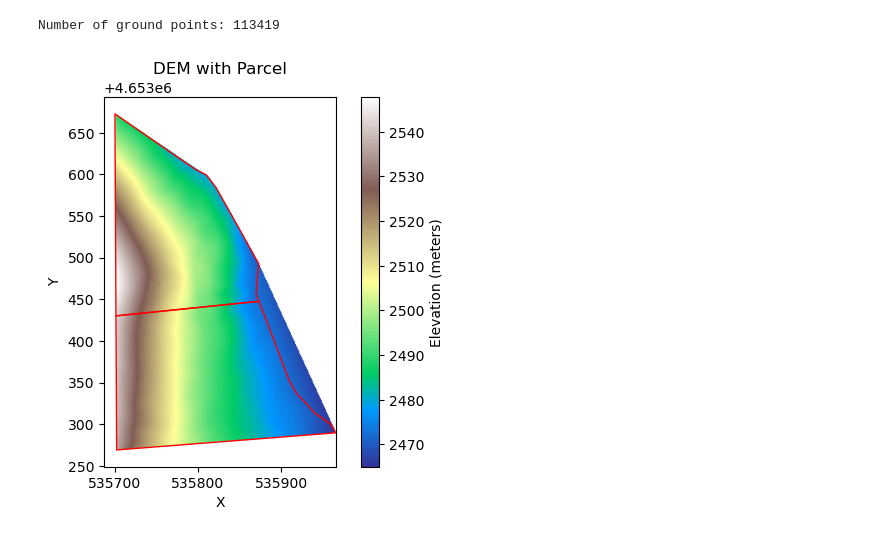
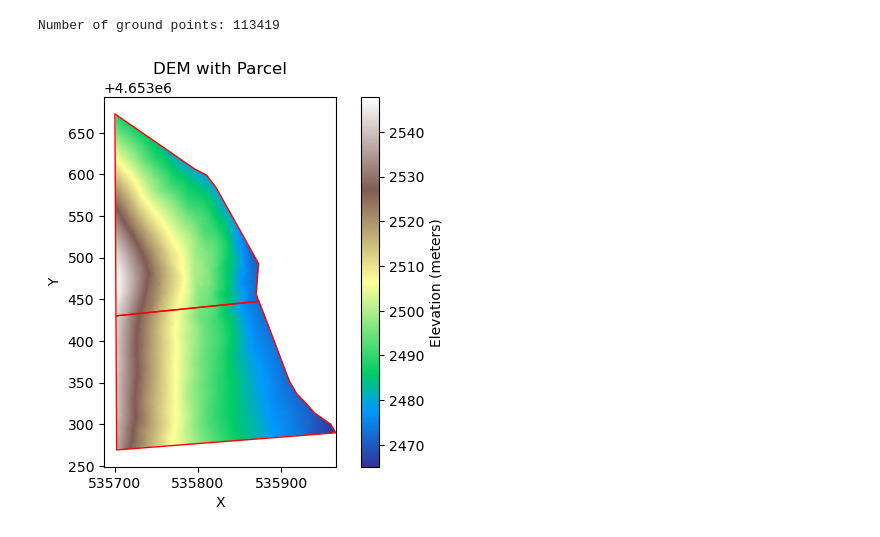
Before and after one commit to koltonrogers15-hub/Cabin_Site_suitability_Analysis, a Jupyter notebook: cabinsite.ipynb, the cells around one changed output. Drawn from its saved outputs; the diff is of its cells as text; code cells hidden in the pictures.

Commit message:
reclippe dem to parcel after interpolation

```diff
--- a/cabinsite.ipynb
+++ b/cabinsite.ipynb
@@ -107,41 +107,57 @@ with rasterio.open(
     dst.write(dem, 1)
 # %% [output]
 Number of ground points: 113419
+# %%
+import rasterio
+from rasterio.mask import mask
+
+with rasterio.open("parcel_dem_interpolation.tif") as src:
+    dem_clipped, transform = mask(src, parcel.geometry, crop=True)
+    meta = src.meta.copy()
+
+meta.update(
+    height=dem_clipped.shape[1],
+    width=dem_clipped.shape[2],
+    transform=transform
+)
+
+with rasterio.open("parcel_dem_clipped.tif", "w", **meta) as dst:
+    dst.write(dem_clipped)
 # %%
 import rasterio
 import matplotlib.pyplot as plt
 import numpy as np
 
-with rasterio.open("parcel_dem_interpolation.tif") as src:
+with rasterio.open("parcel_dem_clipped.tif") as src:
     dem = src.read(1)
     bounds = src.bounds
 
 # mask NaNs so they show as white
 dem_masked = np.ma.masked_invalid(dem)
 
 fig, ax = plt.subplots()
 
 cmap = plt.cm.terrain
 cmap.set_bad(color='white')
 
 # IMPORTANT: add extent + origin
 im = ax.imshow(
     dem_masked,
     cmap=cmap,
     extent=[bounds.left, bounds.right, bounds.bottom, bounds.top],
     origin="upper"
 )
 
 # overlay parcel
 parcel.plot(ax=ax, facecolor='none', edgecolor='red')
 
 cbar = plt.colorbar(im, ax=ax)
 cbar.set_label("Elevation (meters)")
 
 ax.set_title("DEM with Parcel")
 ax.set_xlabel("X")
 ax.set_ylabel("Y")
 
 plt.show()
 # %% [output]
-[figure, old version]
+[figure, new version]
```
Also changed, not shown: parts of 2 cells of this notebook, 2 other files.
